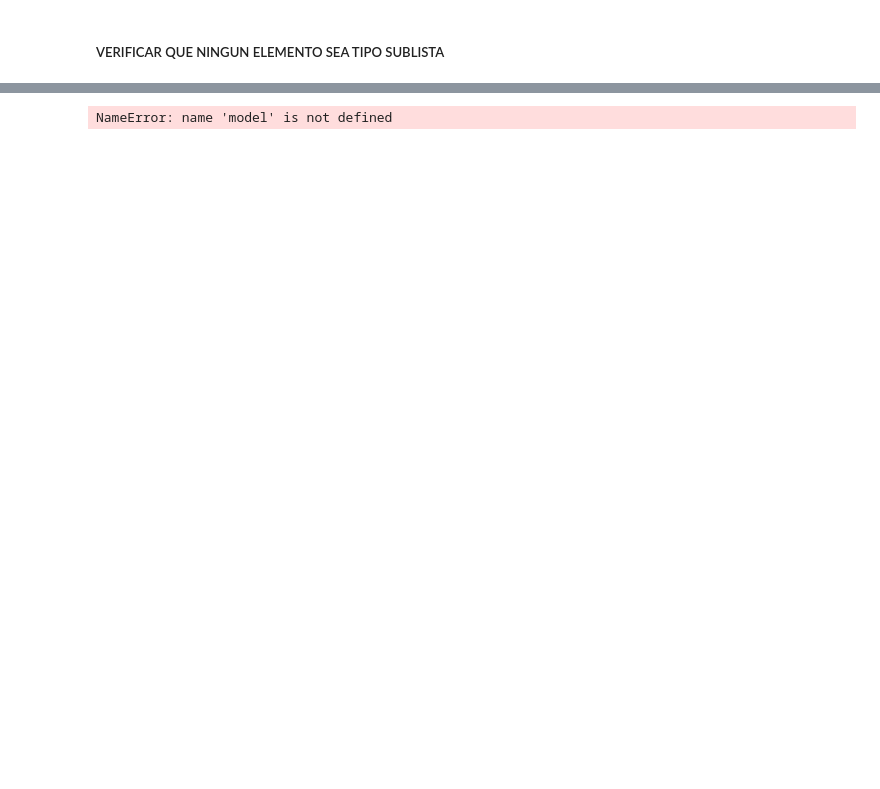
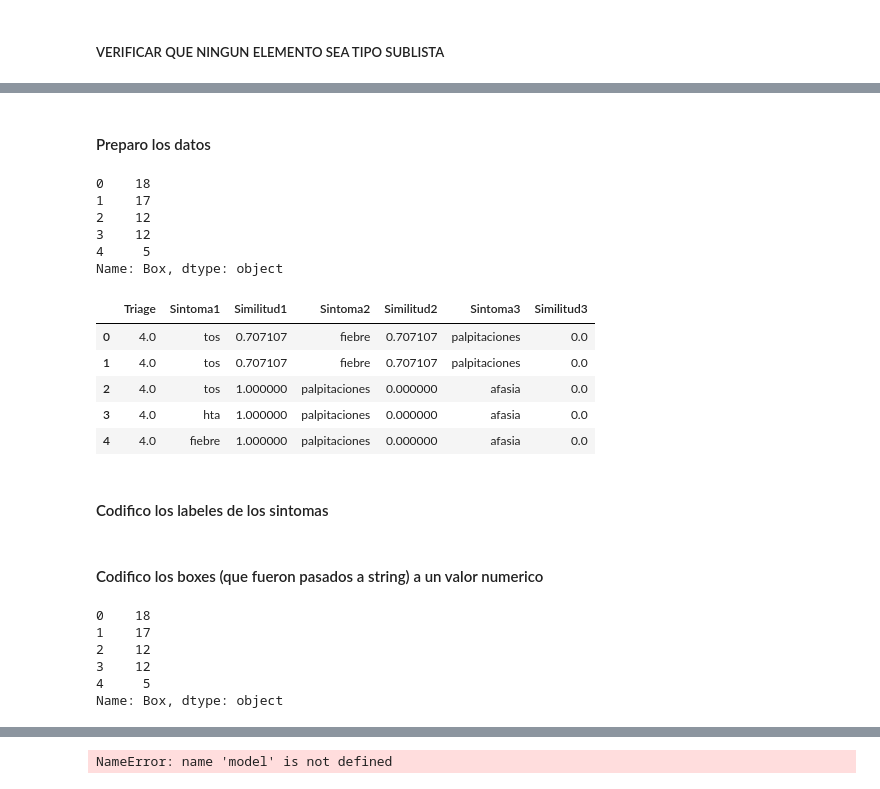
Before and after one commit to Adriellevy/Triage_HF, a Jupyter notebook: DataAnalysisAndReports/notebooks/Triage_HF.ipynb, the cells around one changed output, grey strips where cells are left out. Cells and saved outputs as stored; diff of their text form; code cells hidden in the pictures; blank space fills up the shorter version.

```diff
--- a/DataAnalysisAndReports/notebooks/Triage_HF.ipynb
+++ b/DataAnalysisAndReports/notebooks/Triage_HF.ipynb
@@ -759,0 +823,3 @@ ValueError: Input y contains NaN.
+# %%
+df_relacion_pacientes_sintomas_ADD_2 = df_relacion_pacientes_sintomas.copy()
+df_relacion_pacientes_sintomas_ADD_2.head()
@@ -759,0 +833,2 @@ ValueError: Input y contains NaN.
+# %% [markdown]
+#### Preparo los datos
@@ -759,0 +837,33 @@ ValueError: Input y contains NaN.
+# %%
+#En el tutorial de Arboles de decisión con Python es Y
+Variable_a_predecir=df_relacion_pacientes_sintomas_ADD_2['Box']
+# Crear el imputador
+Variable_a_predecir.fillna(0, inplace=True)
+# if Variable_a_predecir.isnull().values.any():
+#     print("Hay valores nulos en el DataFrame. Reemplazándolos con 0...")
+#     # Usamos la función fillna() para reemplazar los valores nulos con 0
+#     Variable_a_predecir = Variable_a_predecir.fillna(0)
+# else:
+#     print("No hay valores nulos en el DataFrame.")
+Variable_a_predecir.head()
+# %% [output]
+0    18
+1    17
+2    12
+3    12
+4     5
+Name: Box, dtype: object
+# %%
+#En el tutorial de Arboles de decisión con Python es X
+Variable_predictoras=df_relacion_pacientes_sintomas_ADD_2.iloc[:,1:-1]
+Variable_predictoras.drop('Sintoma real', axis=1, inplace=True)
+Variable_predictoras.head()
+# %% [output]
+|  | Triage | Sintoma1 | Similitud1 | Sintoma2 | Similitud2 | Sintoma3 | Similitud3 |
+| 0 | 4.0 | tos | 0.707107 | fiebre | 0.707107 | palpitaciones | 0.0 |
+| 1 | 4.0 | tos | 0.707107 | fiebre | 0.707107 | palpitaciones | 0.0 |
+| 2 | 4.0 | tos | 1.000000 | palpitaciones | 0.000000 | afasia | 0.0 |
+| 3 | 4.0 | hta | 1.000000 | palpitaciones | 0.000000 | afasia | 0.0 |
+| 4 | 4.0 | fiebre | 1.000000 | palpitaciones | 0.000000 | afasia | 0.0 |
+# %% [markdown]
+#### Codifico los labeles de los sintomas
@@ -759,0 +876,11 @@ ValueError: Input y contains NaN.
+# %% [markdown]
+#### Codifico los boxes (que fueron pasados a string) a un valor numerico
+# %%
+Variable_a_predecir.head()
+# %% [output]
+0    18
+1    17
+2    12
+3    12
+4     5
+Name: Box, dtype: object
```
Also changed, not shown: parts of 33 cells of this notebook.
